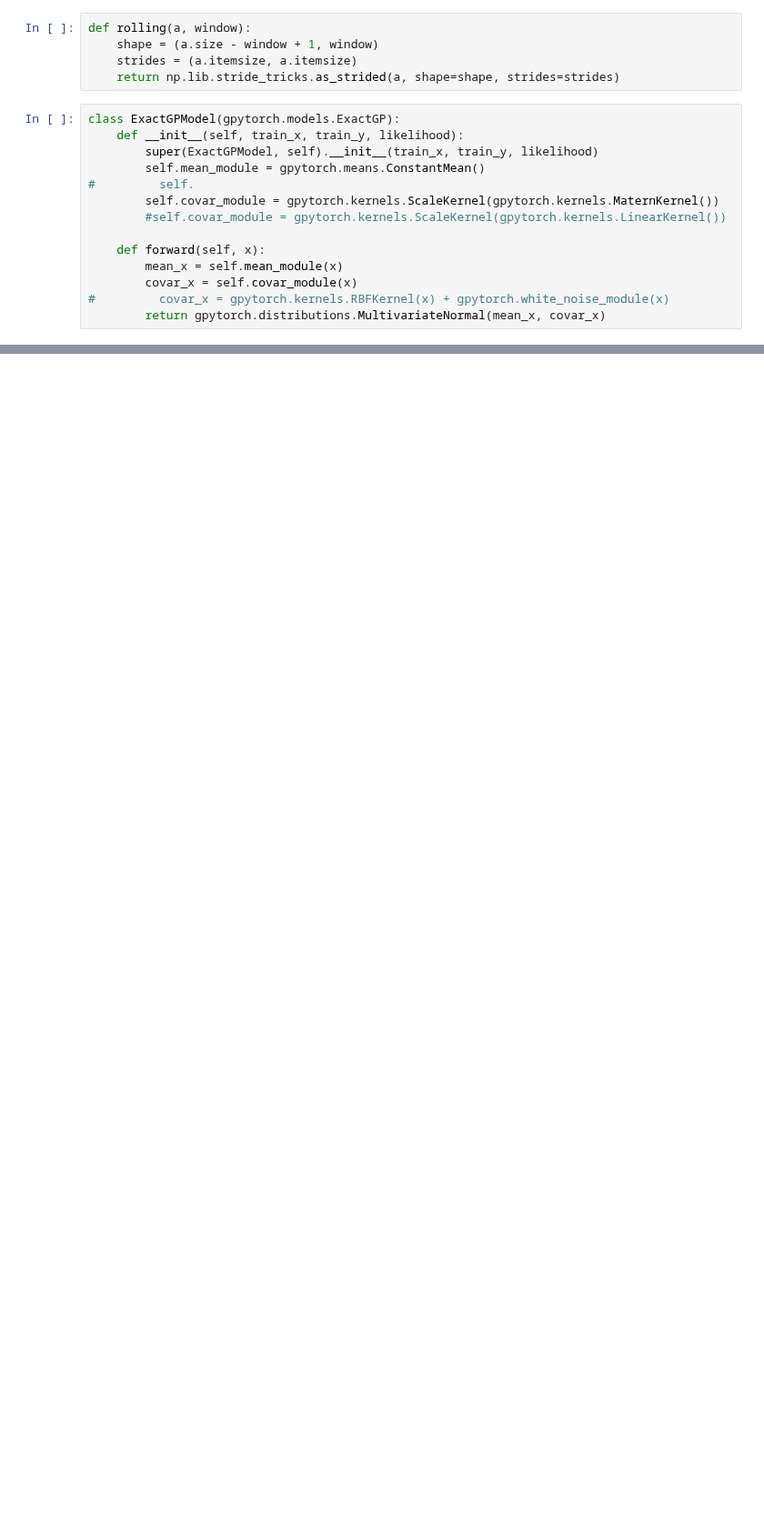
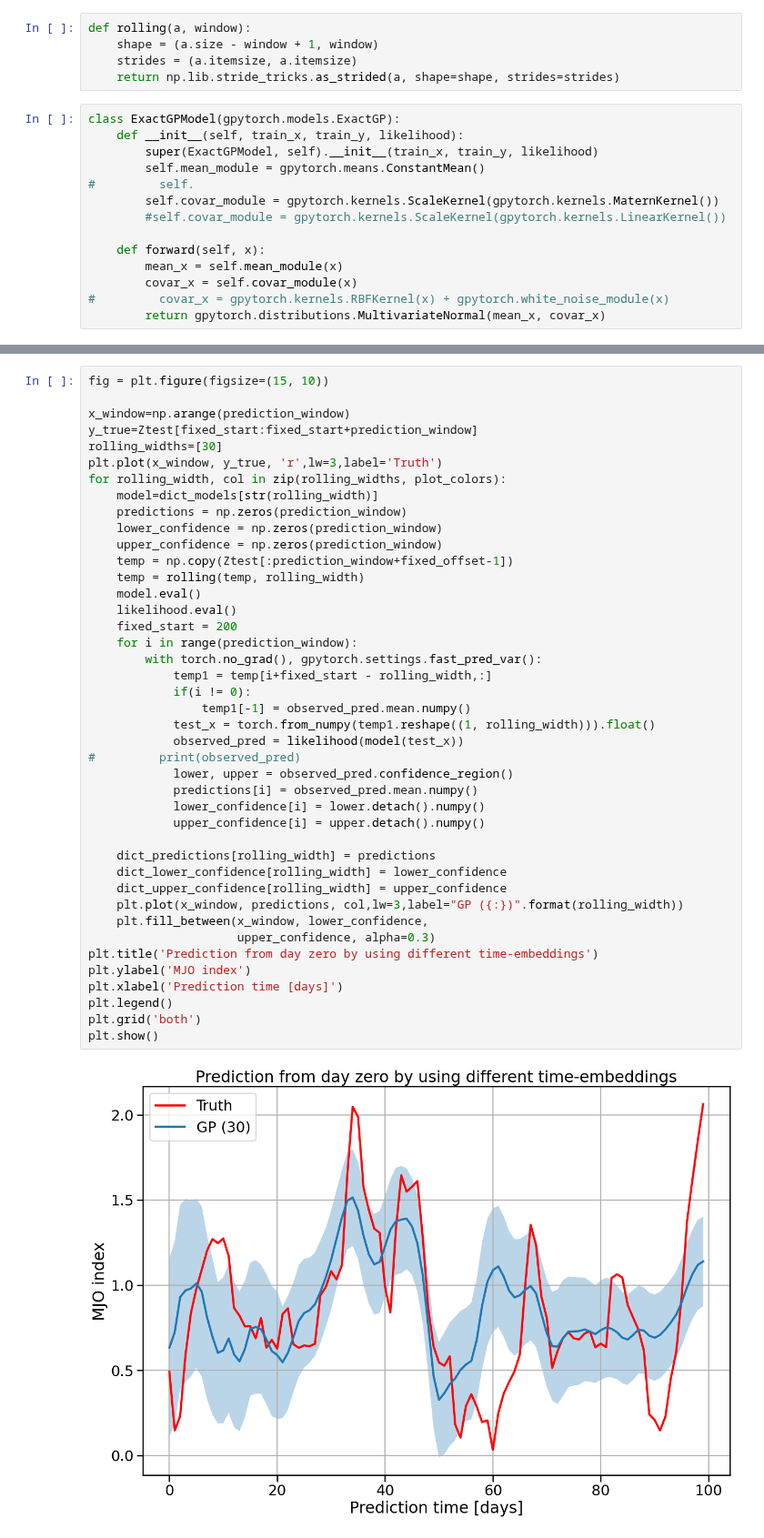
Before and after one commit to vishwas1984/SINDy_RealData, a Jupyter notebook: GP_MJO_Short_Prediction_Test.ipynb, the cells around one changed output, grey strips where cells are left out. Shown at 91% size. Cells and saved outputs as stored; diff of their text form; blank space fills up the shorter version.

```diff
--- a/GP_MJO_Short_Prediction_Test.ipynb
+++ b/GP_MJO_Short_Prediction_Test.ipynb
@@ -273,0 +207,44 @@ plt.show()
+# %%
+fig = plt.figure(figsize=(15, 10))
+
+x_window=np.arange(prediction_window)
+y_true=Ztest[fixed_start:fixed_start+prediction_window]
+rolling_widths=[30]
+plt.plot(x_window, y_true, 'r',lw=3,label='Truth')
+for rolling_width, col in zip(rolling_widths, plot_colors):
+    model=dict_models[str(rolling_width)]
+    predictions = np.zeros(prediction_window)
+    lower_confidence = np.zeros(prediction_window)
+    upper_confidence = np.zeros(prediction_window)
+    temp = np.copy(Ztest[:prediction_window+fixed_offset-1])
+    temp = rolling(temp, rolling_width)
+    model.eval()
+    likelihood.eval()
+    fixed_start = 200
+    for i in range(prediction_window):
+        with torch.no_grad(), gpytorch.settings.fast_pred_var():
+            temp1 = temp[i+fixed_start - rolling_width,:]
+            if(i != 0):
+                temp1[-1] = observed_pred.mean.numpy()
+            test_x = torch.from_numpy(temp1.reshape((1, rolling_width))).float()
+            observed_pred = likelihood(model(test_x))
+#         print(observed_pred)
+            lower, upper = observed_pred.confidence_region()
+            predictions[i] = observed_pred.mean.numpy()
+            lower_confidence[i] = lower.detach().numpy()
+            upper_confidence[i] = upper.detach().numpy()
+
+    dict_predictions[rolling_width] = predictions
+    dict_lower_confidence[rolling_width] = lower_confidence
+    dict_upper_confidence[rolling_width] = upper_confidence
+    plt.plot(x_window, predictions, col,lw=3,label="GP ({:})".format(rolling_width))
+    plt.fill_between(x_window, lower_confidence,
+                     upper_confidence, alpha=0.3)
+plt.title('Prediction from day zero by using different time-embeddings')
+plt.ylabel('MJO index')
+plt.xlabel('Prediction time [days]')
+plt.legend()
+plt.grid('both')
+plt.show()
+# %% [output]
+[figure, added]
```
Also changed, not shown: parts of 8 cells of this notebook.
